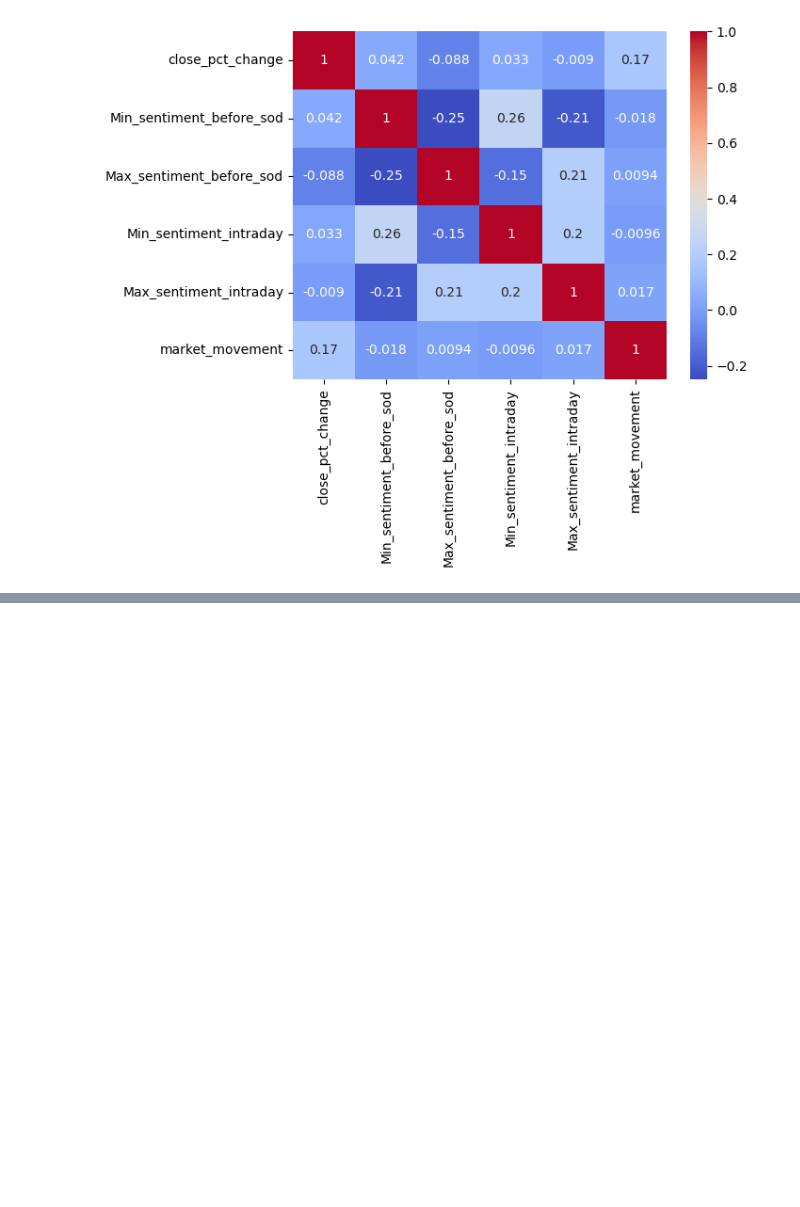
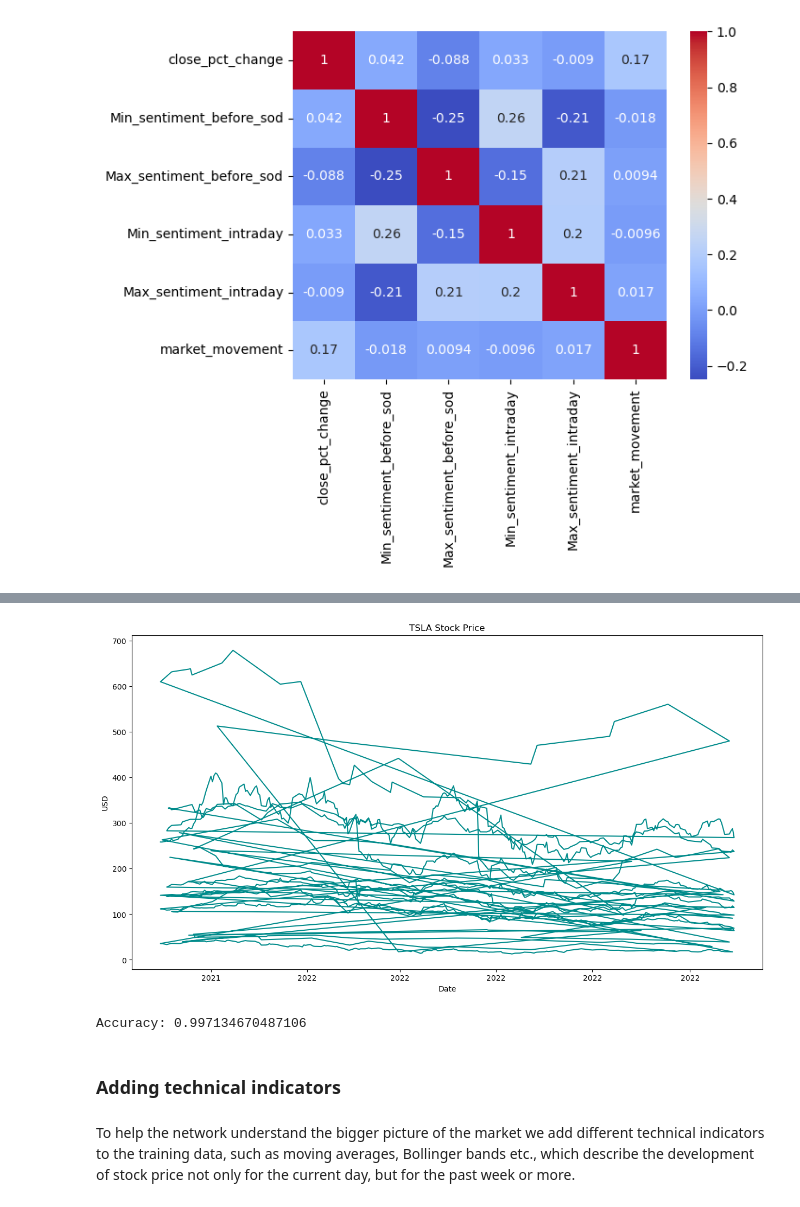
Before and after one commit to rushibankar3/Stock-market-sentiment-Analysis, a Jupyter notebook: stock_prediction.ipynb, the cells around one changed output, grey strips where cells are left out. Saved outputs shown, nothing was run; the diff lists cells and outputs as text; code cells hidden in the pictures; blank space fills up the shorter version.

```diff
--- a/stock_prediction.ipynb
+++ b/stock_prediction.ipynb
@@ -383,0 +508,9 @@ final_market_df.reset_index(drop=True, inplace=True)
+# %%
+stock_name = 'TSLA'
+fig, ax = plt.subplots(figsize=(15,8))
+ax.plot(final_df['Date'], final_df['Close'], color='#008B8B')
+ax.set(xlabel="Date", ylabel="USD", title=f"{stock_name} Stock Price")
+ax.xaxis.set_major_formatter(DateFormatter("%Y"))
+plt.show()
+# %% [output]
+[figure, added]
@@ -383,0 +521,39 @@ final_market_df.reset_index(drop=True, inplace=True)
+# %%
+required_cols = ['close_pct_change', 'Min_sentiment_before_sod', 'Max_sentiment_before_sod',
+                 'Min_sentiment_intraday', 'Max_sentiment_intraday']
+target_col = 'market_movement'
+
+# Splitting the data into features (X) and target variable (y)
+X = final_market_df[required_cols]
+y = final_market_df[target_col]
+
+# Splitting the data into train and test sets (80% train, 20% test)
+X_train, X_test, y_train, y_test = train_test_split(X, y, test_size=0.2, random_state=42)
+
+# Keep only numeric columns
+X_train = X_train.select_dtypes(include=[np.number])
+X_test = X_test.select_dtypes(include=[np.number])
+
+# Initialize label encoder
+le = LabelEncoder()
+y_train_encoded = le.fit_transform(y_train)
+y_test_encoded = le.transform(y_test)
+
+# Initialize XGBoost model
+xgb_model = XGBClassifier()
+
+# Train the model
+xgb_model.fit(X_train, y_train_encoded)
+
+# Predictions on the test set
+y_pred = xgb_model.predict(X_test)
+
+# Calculate accuracy
+accuracy = accuracy_score(y_test_encoded, y_pred)
+print(f"Accuracy: {accuracy}")
+# %% [output]
+Accuracy: 0.997134670487106
+# %% [markdown]
+### Adding technical indicators
+# %% [markdown]
+To help the network understand the bigger picture of the market we add different technical indicators to the training data, such as moving averages, Bollinger bands etc., which describe the development of stock price not only for the current day, but for the past week or more.
```
Also changed, not shown: parts of 24 cells of this notebook, 2 other files.
